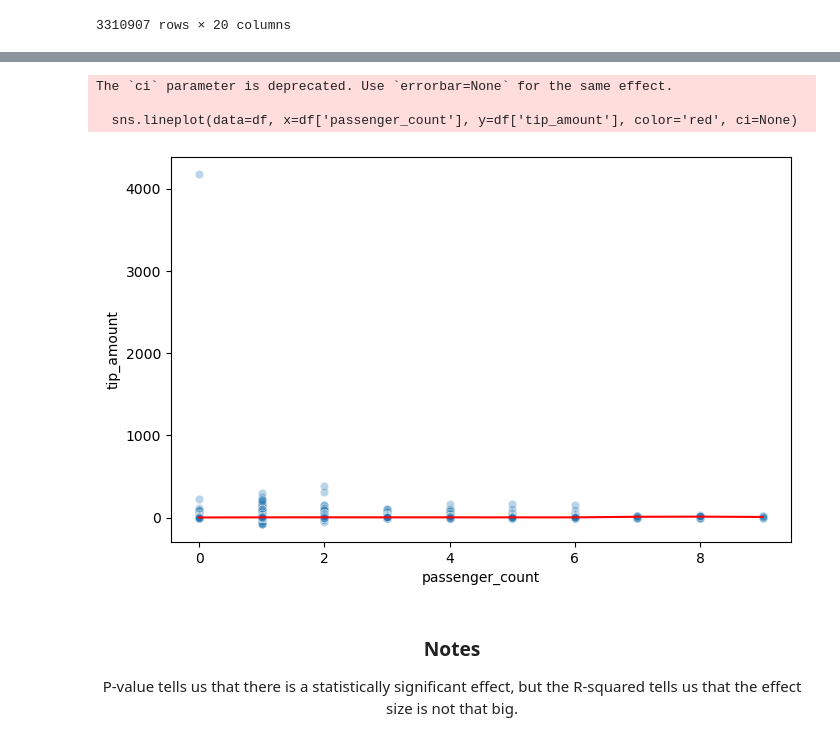
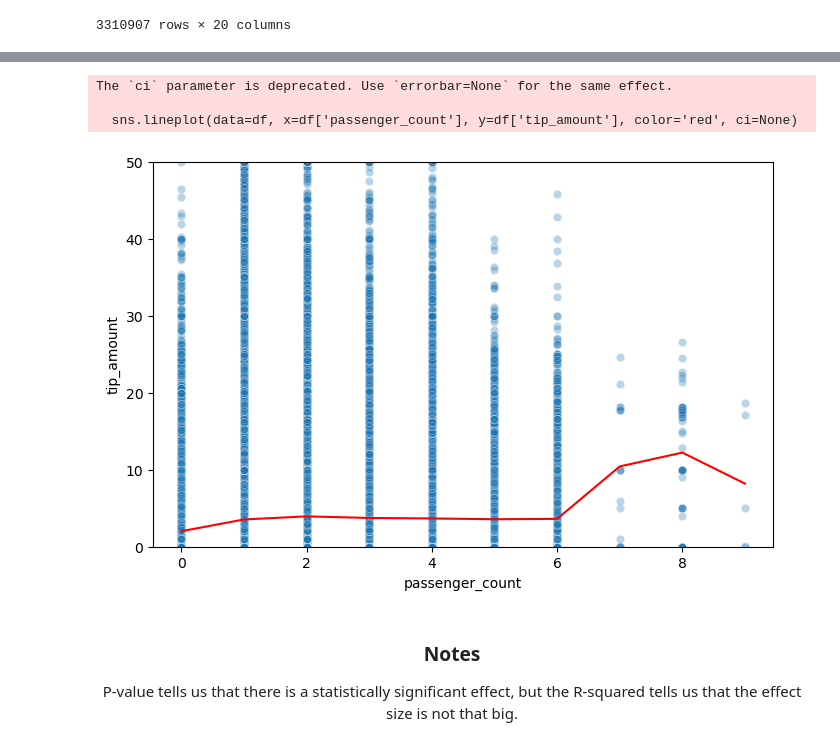
Before and after one commit to ro-the-creator/DA2025_Lectures, a Jupyter notebook: Mod6/CodeAssignments/Mod6L5_CodeAssignment_STUDENT.ipynb, the cells around one changed output, grey strips where cells are left out. Cells and saved outputs as stored; diff of their text form; code cells hidden in the pictures.

```diff
--- a/Mod6/CodeAssignments/Mod6L5_CodeAssignment_STUDENT.ipynb
+++ b/Mod6/CodeAssignments/Mod6L5_CodeAssignment_STUDENT.ipynb
@@ -157,17 +157,17 @@ Notes:
 # %%
 import seaborn as sns
 import matplotlib.pyplot as plt
 
 plt.figure(figsize=(8,5))
 sns.scatterplot(data=df, x=df['passenger_count'], y=df['tip_amount'], alpha=0.3)
 sns.lineplot(data=df, x=df['passenger_count'], y=df['tip_amount'], color='red', ci=None)
-#plt.ylim((0,50))
+plt.ylim((0,50))
 plt.show()
 # %% [output]
 The `ci` parameter is deprecated. Use `errorbar=None` for the same effect.
 
   sns.lineplot(data=df, x=df['passenger_count'], y=df['tip_amount'], color='red', ci=None)
-[figure, old version]
+[figure, new version]
 # %% [markdown]
 <div align='center'>
 
```
Also changed, not shown: parts of 1 cell of this notebook, 1 other file.
